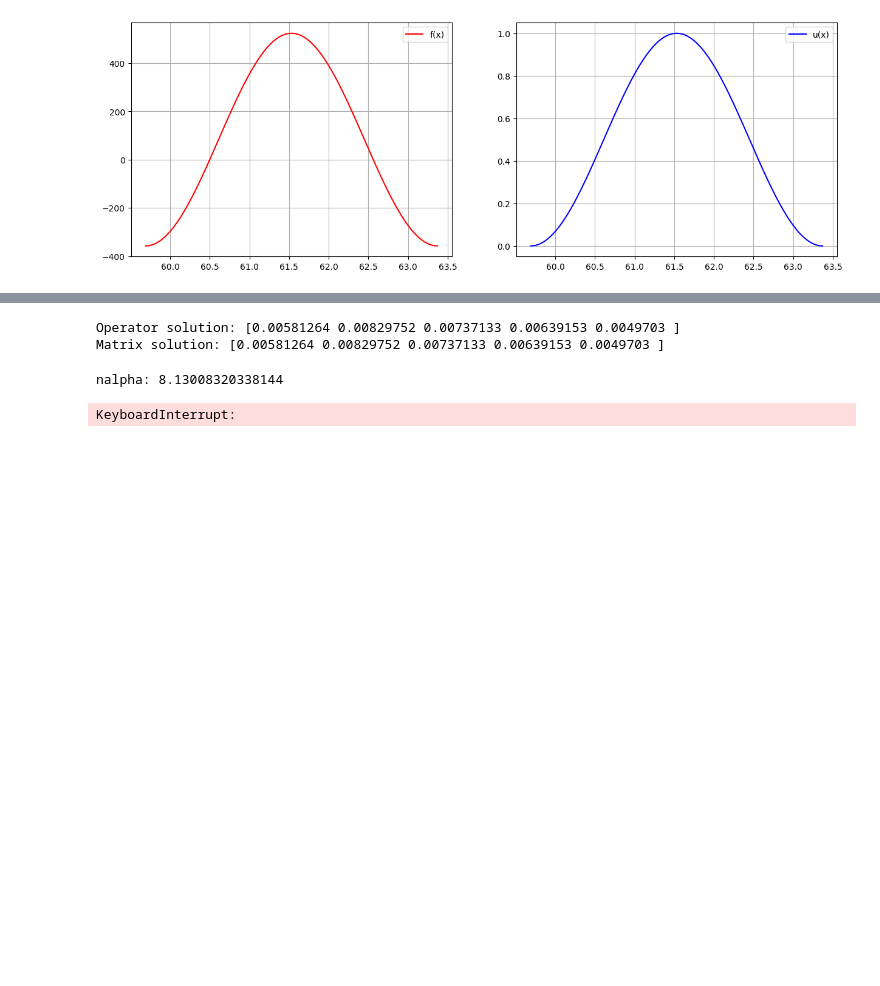
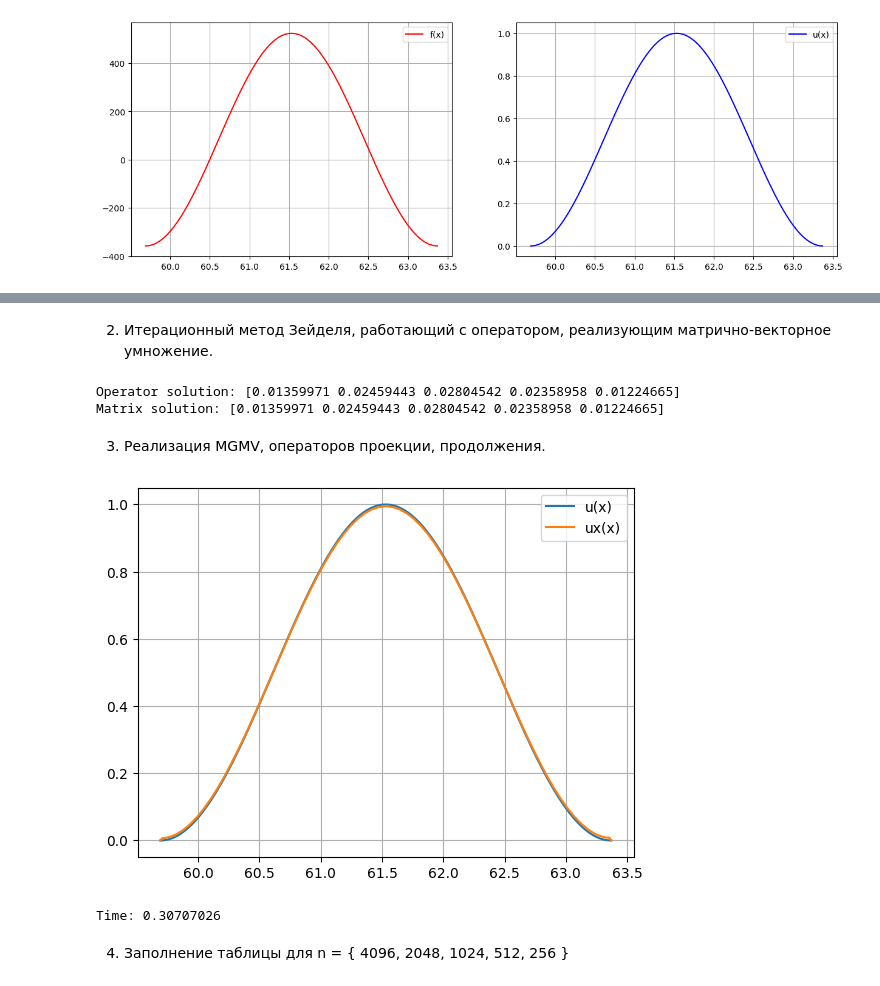
Before and after one commit to duxxen/NumMeth, a Jupyter notebook: lab3.ipynb, the cells around one changed output, grey strips where cells are left out. Drawn from its saved outputs; the diff is of its cells as text; code cells hidden in the pictures; blank space fills up the shorter version.

```diff
--- a/lab3.ipynb
+++ b/lab3.ipynb
@@ -84,5 +96,7 @@ def createMatrix(A: LinearOperator) -> np.ndarray:
+# %% [markdown]
+2. Итерационный метод Зейделя, работающий с оператором, реализующим матрично-векторное умножение.
 # %%
-def SeidelMethod(lin_op: LinearOperator, vct: np.ndarray, x0: np.ndarray, maxit = None, eps=1e-9):
+def SeidelMethod(lin_op, vct, x0, maxit = None, eps=1e-9):
     n = len(vct)
     if maxit is None:
         maxit = n*10
@@ -107,66 +121,87 @@ def SeidelMethod(lin_op: LinearOperator, vct: np.ndarray, x0: np.ndarray, maxit
 
     return x
 
-k = 5
-v = np.random.uniform(1, 3, k)
-print(f'Operator solution: {SeidelMethod(createOperator(k), v, v)}')
-print(f'Matrix solution: {solve(createMatrix(createOperator(k)), v)}')
+ktest = 5
+Atest = createOperator(ktest)
+Mtest = diagFromOperator(Atest)
+vtest = np.random.uniform(1, 10, ktest)
+print(f'Operator solution: {SeidelMethod(Atest, vtest, vtest)}')
+print(f'Matrix solution: {solve_banded((1, 1), Mtest, vtest)}')
 # %% [output]
-Operator solution: [0.00581264 0.00829752 0.00737133 0.00639153 0.0049703 ]
-Matrix solution: [0.00581264 0.00829752 0.00737133 0.00639153 0.0049703 ]
+Operator solution: [0.01359971 0.02459443 0.02804542 0.02358958 0.01224665]
+Matrix solution: [0.01359971 0.02459443 0.02804542 0.02358958 0.01224665]
+# %% [markdown]
+3. Реализация MGMV, операторов проекции, продолжения.
 # %%
-def C(x: np.ndarray) -> np.ndarray:
+def C(x):
     xc = np.zeros(2*x.size - 1)
     xc[::2] = x
     xc[1::2] = 0.5 * xc[:-2:2] + 0.5 * xc[2::2]
     return xc
 
-def P(x: np.ndarray) -> np.ndarray:
+def P(x):
     xp = np.zeros(x.size // 2 + 1)
     xp[1:-1] = 0.25*x[1:-2:2] + 0.5*x[2:-1:2] + 0.25*x[3::2]
     xp[0] = 0.75*x[0] + 0.25*x[1]
     xp[-1] = 0.75*x[-1] + 0.25*x[-2]
     return xp
 
-def MGMV(k: np.int64, x: np.ndarray, b: np.ndarray, nu: np.int64) -> np.ndarray:
-    n = b.size
+def MGM(x, b, nu):
+    n = x.size
     A = createOperator(n)
-    if k == 0: return solve(createMatrix(A), b)
+    xnu = SeidelMethod(A, b, b, maxit=nu)
+    r = P(b - A(xnu))
+    return xnu, r, np.zeros(r.size)
 
 
-    xnu = SeidelMethod(A, b, b, maxit=nu)
-    r = P(b - A(xnu))
-    e = np.zeros(r.size)
+def MGMV(k, x, b, nu, post = False):
+    n = x.size
+    A = createOperator(n)
+    if k == 0:
+        return solve_banded((1, 1), diagFromOperator(A), b)
 
-    e = MGMV(k-1, e, r, nu)
+    if post:
+        pnu = nu // 2
+    else:
+        pnu = nu
+
+    xnu, r, e = MGM(x, b, pnu)
+    e1 = MGMV(k-1, e, r, nu)
+    e = np.copy(e1)
     xnu += C(e)
+
+    if post:
+        xnu = SeidelMethod(A, b, xnu, pnu)
+
     return xnu
 
-def solver(k: np.int64, x: np.ndarray, b: np.ndarray, nu: np.int64):
+
+def solver(k, x, b, nu, post = False):
     alpha1 = np.zeros(x.size)
     start = time.time()
     while True:
-        alpha = MGMV(k, alpha1, b, nu)
+        alpha = MGMV(k, alpha1, b, nu, post)
         nalpha = np.linalg.norm(alpha - alpha1, ord=2)
-        print(f'nalpha: {nalpha}')
-        if nalpha < 1e-6:
+        if nalpha < 1e-3:
             break
         alpha1 = alpha.copy()
     end = time.time()
     return alpha, np.round(end - start, 8)
 
-n = 4097
+n = 257
 xarr = np.linspace(a, b, n+2)
 ux, t = solver(2, np.zeros(n), funvect(f, n), 20)
 ux = np.array([0.0] + ux.tolist() + [0.0])
 
 plt.plot(xarr, u(xarr), label='u(x)')
 plt.plot(xarr, ux, label='ux(x)')
 plt.legend()
 plt.grid()
 plt.show()
 print(f'Time: {t}')
 # %% [output]
+[figure, added]
-nalpha: 8.13008320338144
+Time: 0.30707026
-KeyboardInterrupt:
+# %% [markdown]
+4. Заполнение таблицы для n = { 4096, 2048, 1024, 512, 256 }
 # %%
```
Also changed, not shown: parts of 19 cells of this notebook.
